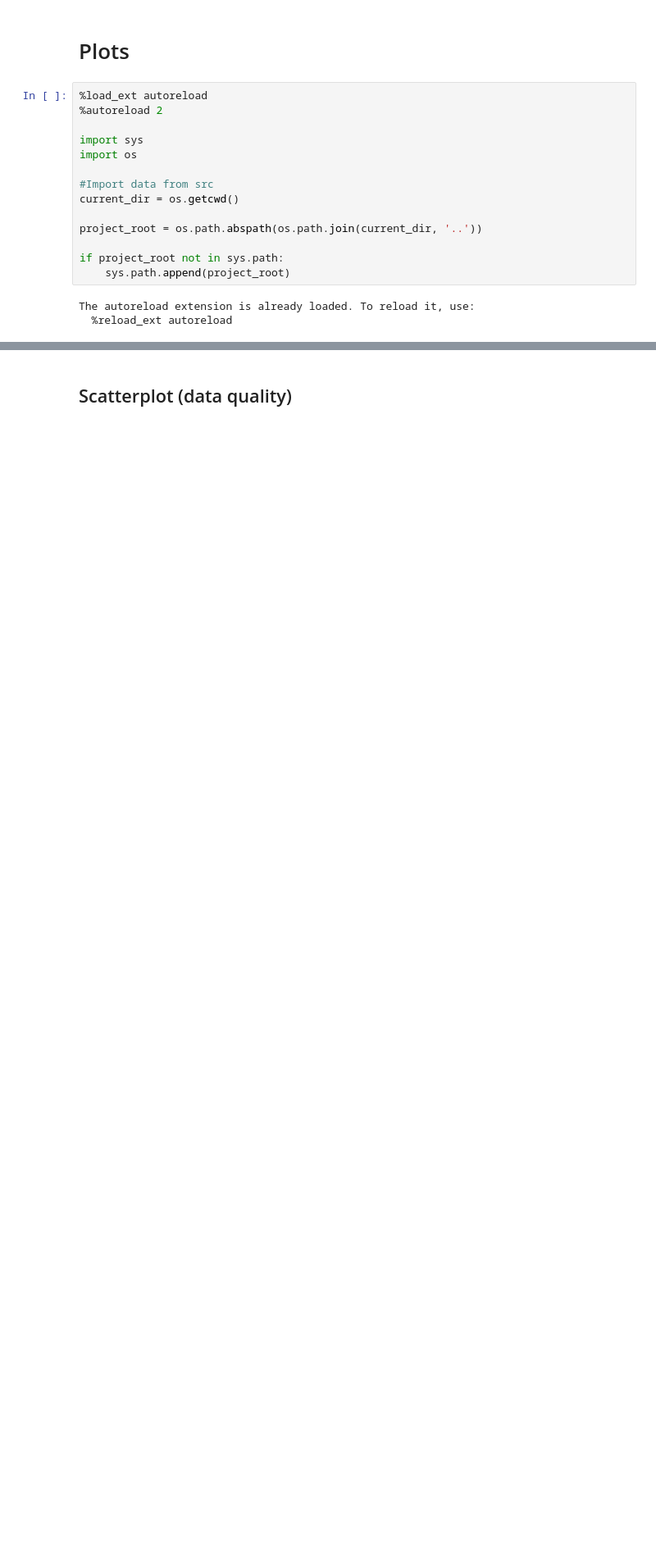
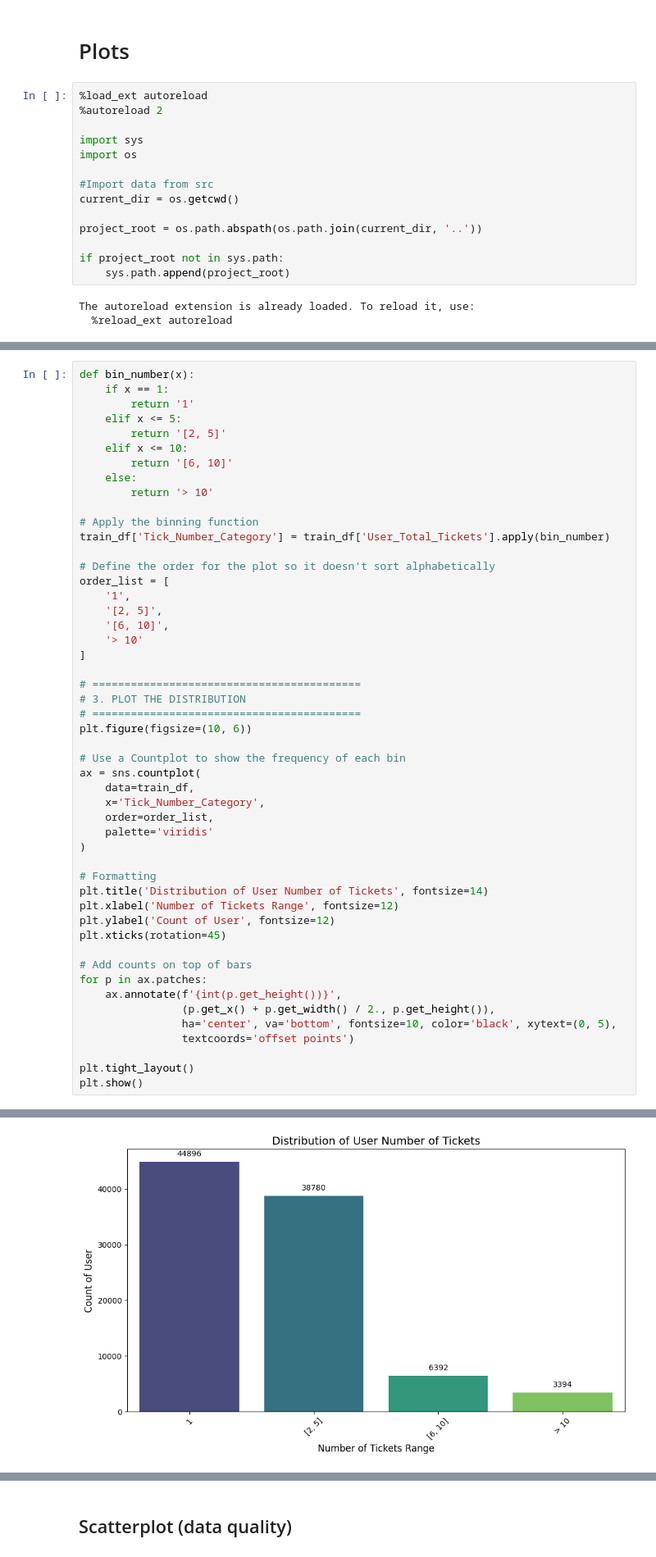
Before and after one commit to silviacalabretta/statistical-methods-project, a Jupyter notebook: notebooks/012_data_plots.ipynb, the cells around one changed output, grey strips where cells are left out. Shown at 82% size. Drawn from its saved outputs; the diff is of its cells as text; blank space fills up the shorter version.

```diff
--- a/notebooks/012_data_plots.ipynb
+++ b/notebooks/012_data_plots.ipynb
@@ -65,0 +75,51 @@ dtype: int64
+# %%
+def bin_number(x):
+    if x == 1:
+        return '1'
+    elif x <= 5:
+        return '[2, 5]'
+    elif x <= 10:
+        return '[6, 10]'
+    else:
+        return '> 10'
+
+# Apply the binning function
+train_df['Tick_Number_Category'] = train_df['User_Total_Tickets'].apply(bin_number)
+
+# Define the order for the plot so it doesn't sort alphabetically
+order_list = [
+    '1',
+    '[2, 5]',
+    '[6, 10]',
+    '> 10'
+]
+
+# ==========================================
+# 3. PLOT THE DISTRIBUTION
+# ==========================================
+plt.figure(figsize=(10, 6))
+
+# Use a Countplot to show the frequency of each bin
+ax = sns.countplot(
+    data=train_df,
+    x='Tick_Number_Category',
+    order=order_list,
+    palette='viridis'
+)
+
+# Formatting
+plt.title('Distribution of User Number of Tickets', fontsize=14)
+plt.xlabel('Number of Tickets Range', fontsize=12)
+plt.ylabel('Count of User', fontsize=12)
+plt.xticks(rotation=45)
+
+# Add counts on top of bars
+for p in ax.patches:
+    ax.annotate(f'{int(p.get_height())}',
+                (p.get_x() + p.get_width() / 2., p.get_height()),
+                ha='center', va='bottom', fontsize=10, color='black', xytext=(0, 5),
+                textcoords='offset points')
+
+plt.tight_layout()
+plt.show()
+# %% [output]
@@ -65,0 +129 @@ dtype: int64
+[figure, added]
```
Also changed, not shown: parts of 6 cells of this notebook, 2 other files.
